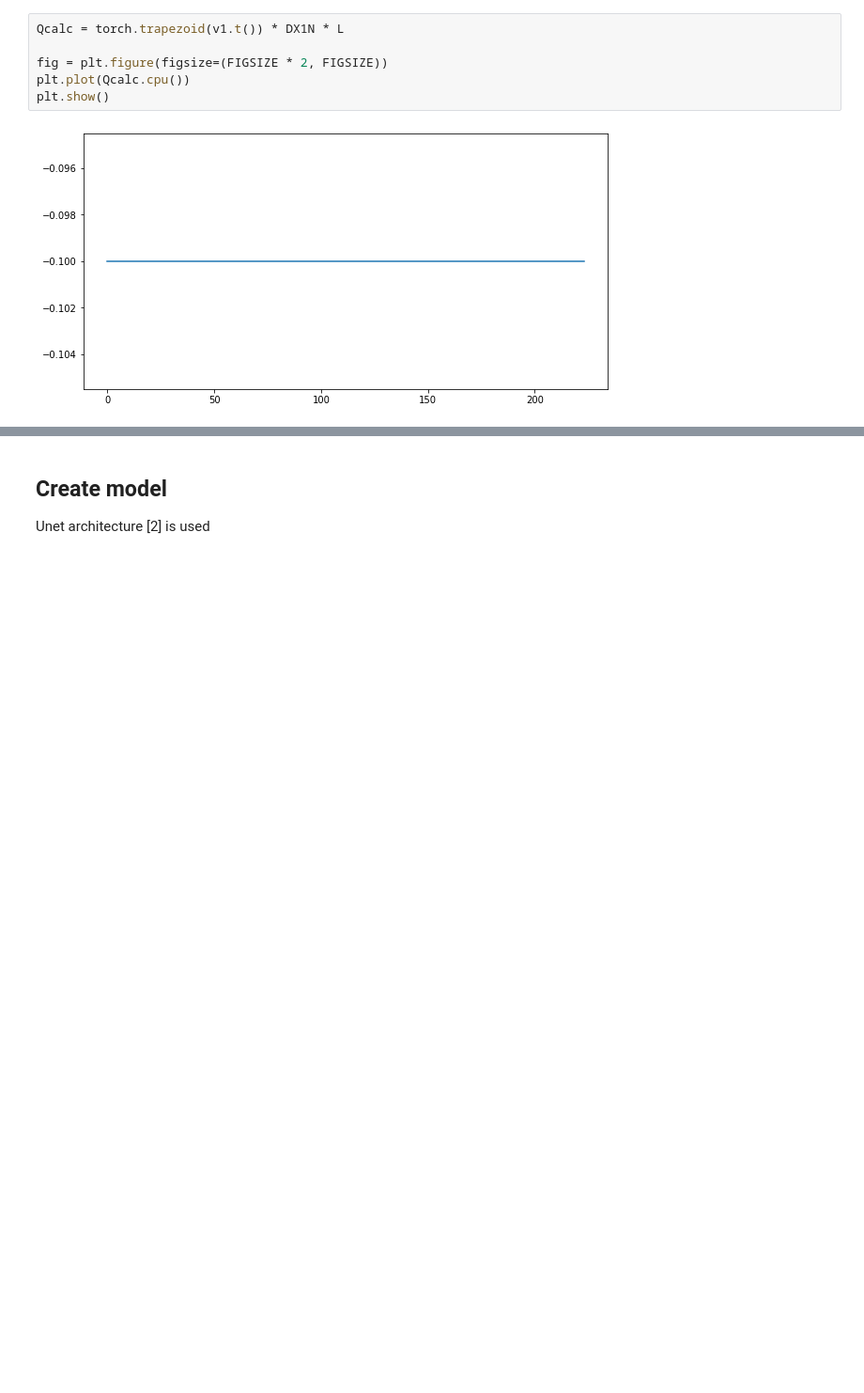
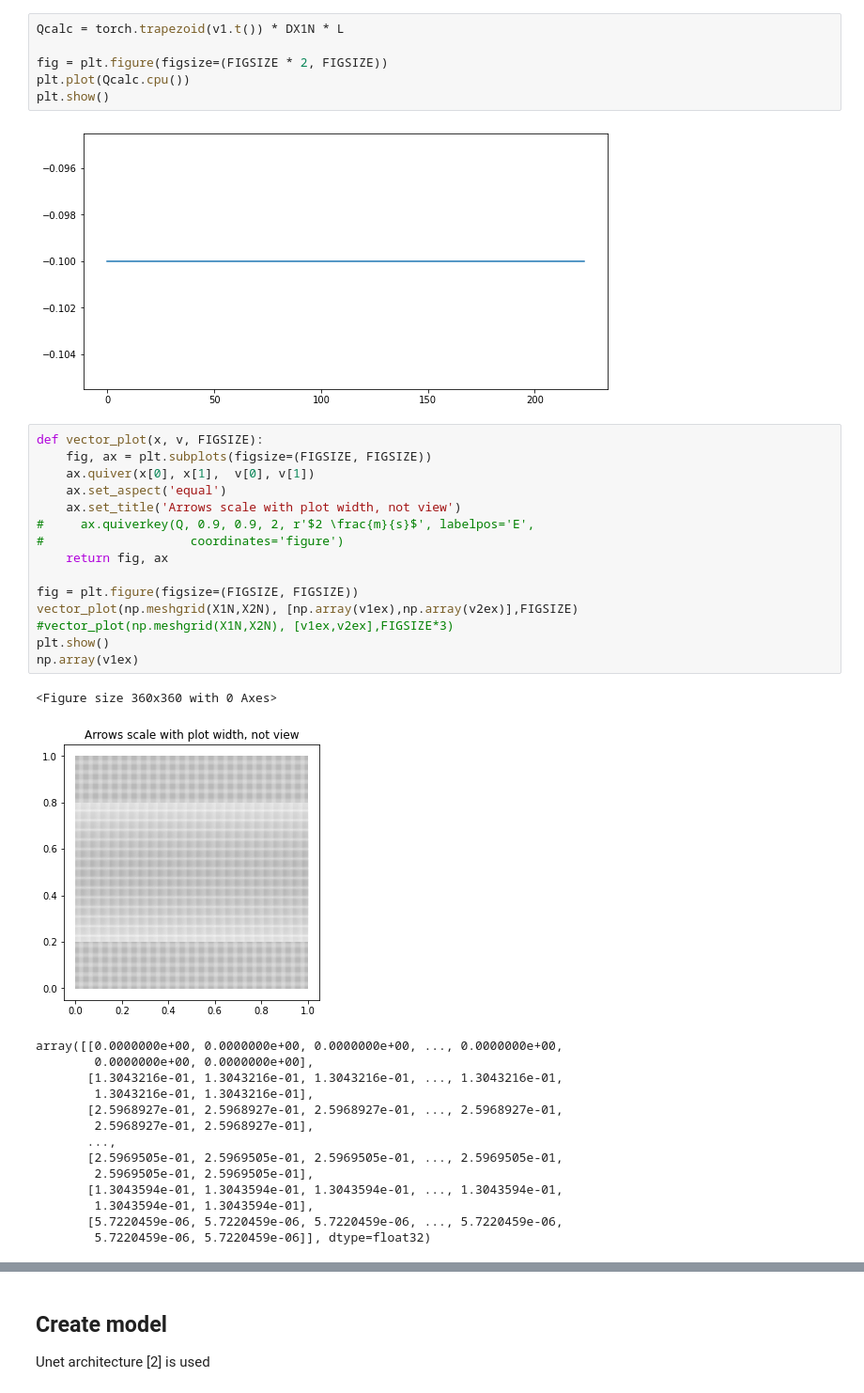
Before and after one commit to Mechanics-Mechatronics-and-Robotics/Physics-based-loss-and-machine-learning-approach-in-application-to-viscous-fluids-flow-modeling, a Jupyter notebook: Main.ipynb, the cells around one changed output, grey strips where cells are left out. Shown at 94% size. Drawn from its saved outputs; the diff is of its cells as text; blank space fills up the shorter version.

```diff
--- a/Main.ipynb
+++ b/Main.ipynb
@@ -646,3 +645,34 @@ plt.plot(Qcalc.cpu())
 plt.show()
 # %% [output]
 [figure]
+# %%
+def vector_plot(x, v, FIGSIZE):
+    fig, ax = plt.subplots(figsize=(FIGSIZE, FIGSIZE))
+    ax.quiver(x[0], x[1],  v[0], v[1])
+    ax.set_aspect('equal')
+    ax.set_title('Arrows scale with plot width, not view')
+#     ax.quiverkey(Q, 0.9, 0.9, 2, r'$2 \frac{m}{s}$', labelpos='E',
+#                    coordinates='figure')
+    return fig, ax
+
+fig = plt.figure(figsize=(FIGSIZE, FIGSIZE))
+vector_plot(np.meshgrid(X1N,X2N), [np.array(v1ex),np.array(v2ex)],FIGSIZE)
+#vector_plot(np.meshgrid(X1N,X2N), [v1ex,v2ex],FIGSIZE*3)
+plt.show()
+np.array(v1ex)
+# %% [output]
+<Figure size 360x360 with 0 Axes>
+[figure, added]
+array([[0.0000000e+00, 0.0000000e+00, 0.0000000e+00, ..., 0.0000000e+00,
+        0.0000000e+00, 0.0000000e+00],
+       [1.3043216e-01, 1.3043216e-01, 1.3043216e-01, ..., 1.3043216e-01,
+        1.3043216e-01, 1.3043216e-01],
+       [2.5968927e-01, 2.5968927e-01, 2.5968927e-01, ..., 2.5968927e-01,
+        2.5968927e-01, 2.5968927e-01],
+       ...,
+       [2.5969505e-01, 2.5969505e-01, 2.5969505e-01, ..., 2.5969505e-01,
+        2.5969505e-01, 2.5969505e-01],
+       [1.3043594e-01, 1.3043594e-01, 1.3043594e-01, ..., 1.3043594e-01,
+        1.3043594e-01, 1.3043594e-01],
+       [5.7220459e-06, 5.7220459e-06, 5.7220459e-06, ..., 5.7220459e-06,
+        5.7220459e-06, 5.7220459e-06]], dtype=float32)
```
Also changed, not shown: parts of 8 cells of this notebook.
